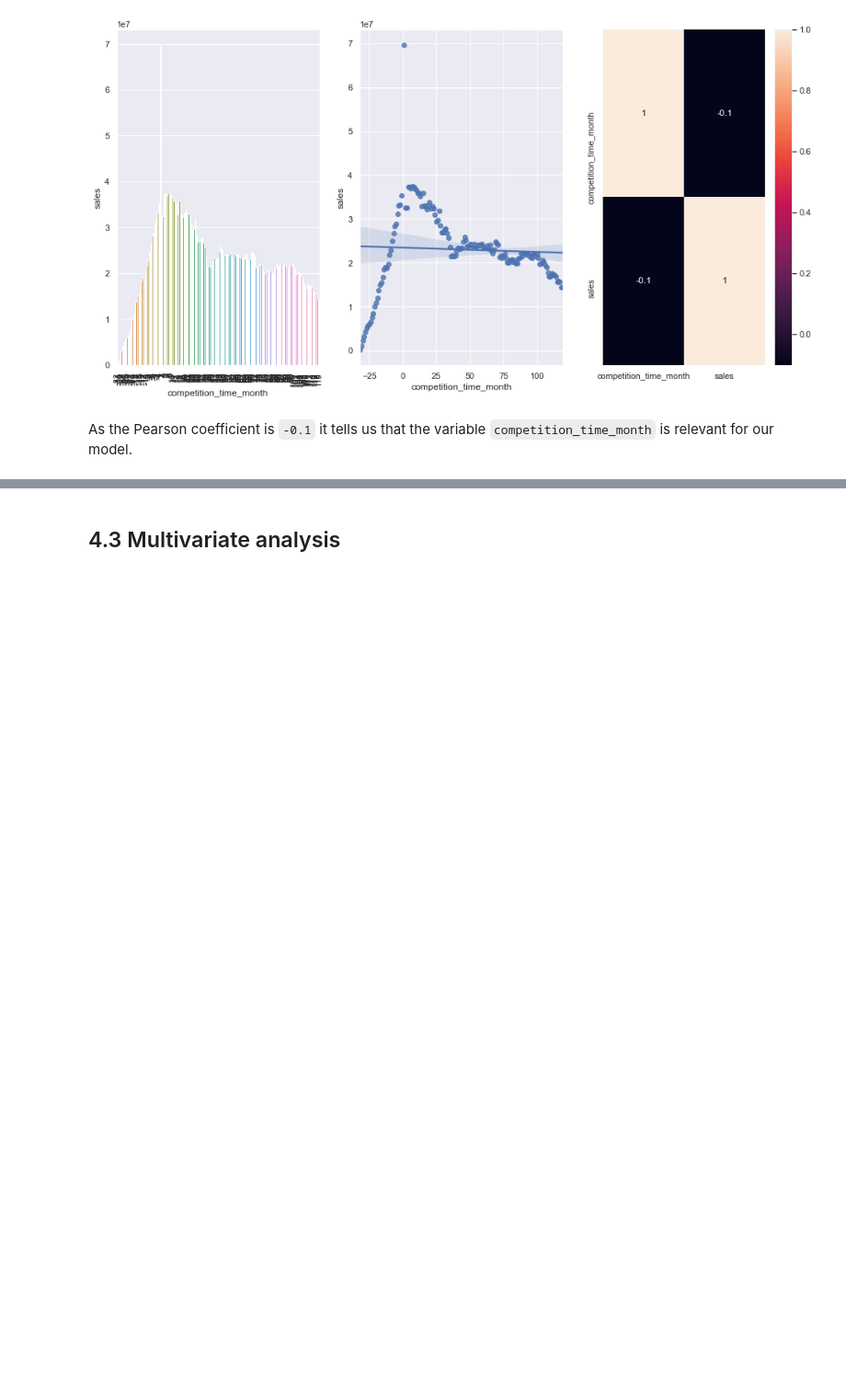
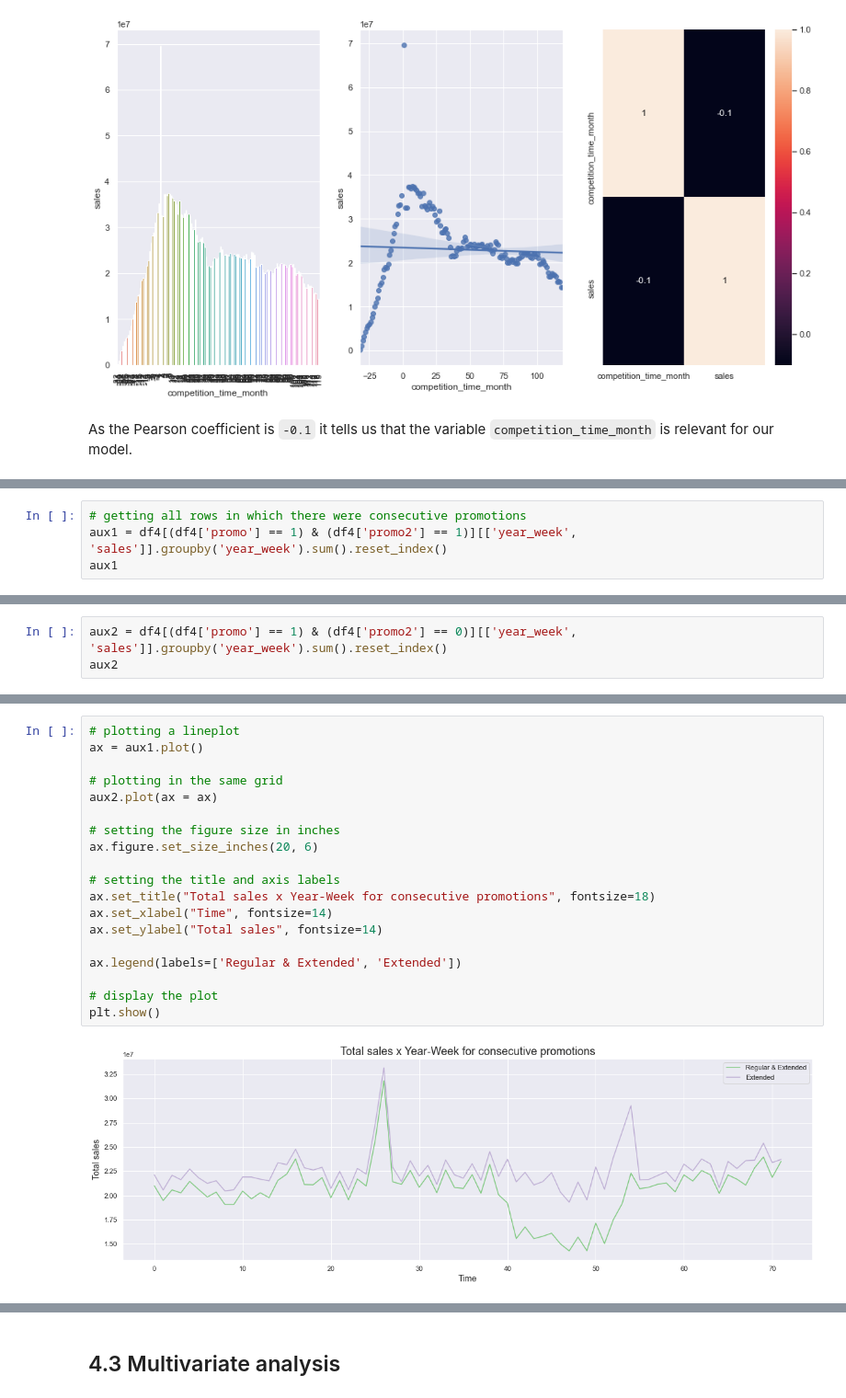
Before and after one commit to brunokatekawa/Curso_DS_Prod, a Jupyter notebook: m04_v01_store_sales_prediction.ipynb, the cells around one changed output, grey strips where cells are left out. Shown at 92% size. Drawn from its saved outputs; the diff is of its cells as text; blank space fills up the shorter version.

```diff
--- a/m04_v01_store_sales_prediction.ipynb
+++ b/m04_v01_store_sales_prediction.ipynb
@@ -1284,0 +1449,4 @@ As the Pearson coefficient is `-0.1` it tells us that the variable `competition_
+# %%
+# getting all rows in which there were consecutive promotions
+aux1 = df4[(df4['promo'] == 1) & (df4['promo2'] == 1)][['year_week', 'sales']].groupby('year_week').sum().reset_index()
+aux1
@@ -1284,0 +1467,3 @@ As the Pearson coefficient is `-0.1` it tells us that the variable `competition_
+# %%
+aux2 = df4[(df4['promo'] == 1) & (df4['promo2'] == 0)][['year_week', 'sales']].groupby('year_week').sum().reset_index()
+aux2
@@ -1284,0 +1484,21 @@ As the Pearson coefficient is `-0.1` it tells us that the variable `competition_
+# %%
+# plotting a lineplot
+ax = aux1.plot()
+
+# plotting in the same grid
+aux2.plot(ax = ax)
+
+# setting the figure size in inches
+ax.figure.set_size_inches(20, 6)
+
+# setting the title and axis labels
+ax.set_title("Total sales x Year-Week for consecutive promotions", fontsize=18)
+ax.set_xlabel("Time", fontsize=14)
+ax.set_ylabel("Total sales", fontsize=14)
+
+ax.legend(labels=['Regular & Extended', 'Extended'])
+
+# display the plot
+plt.show()
+# %% [output]
+[figure, added]
```
Also changed, not shown: parts of 18 cells of this notebook.
